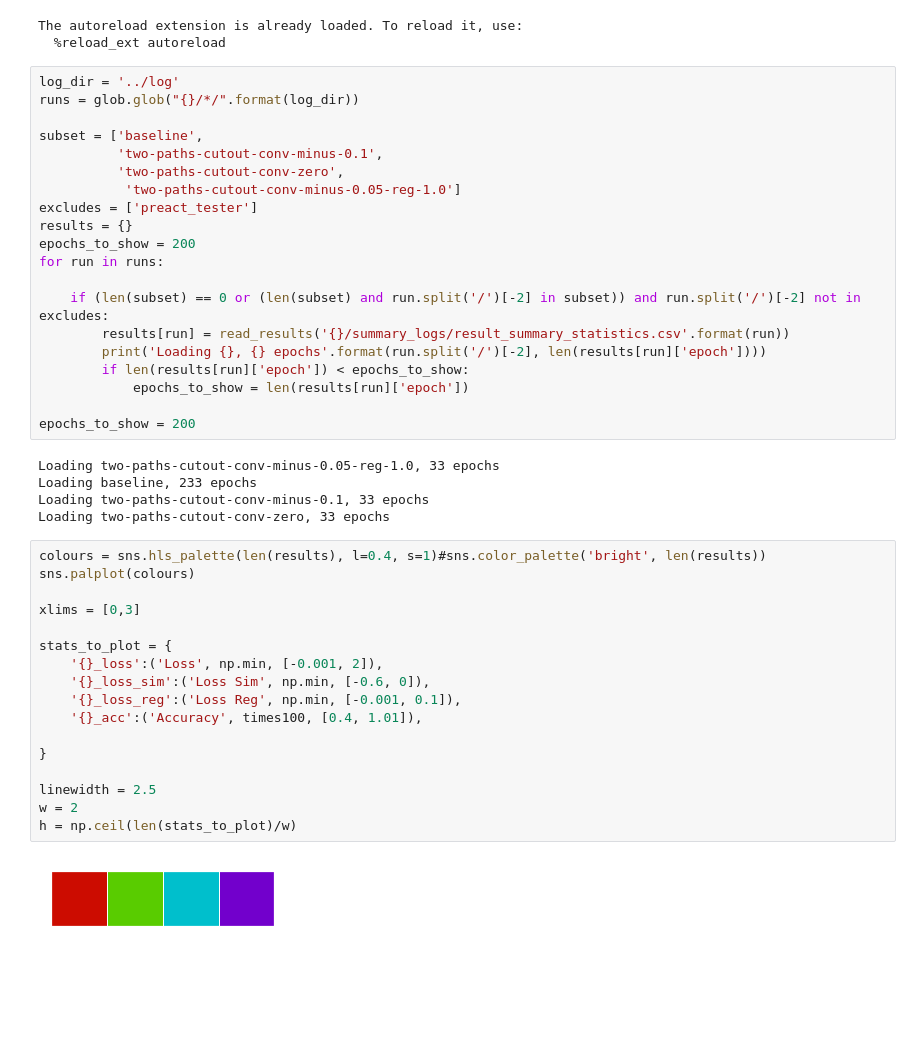
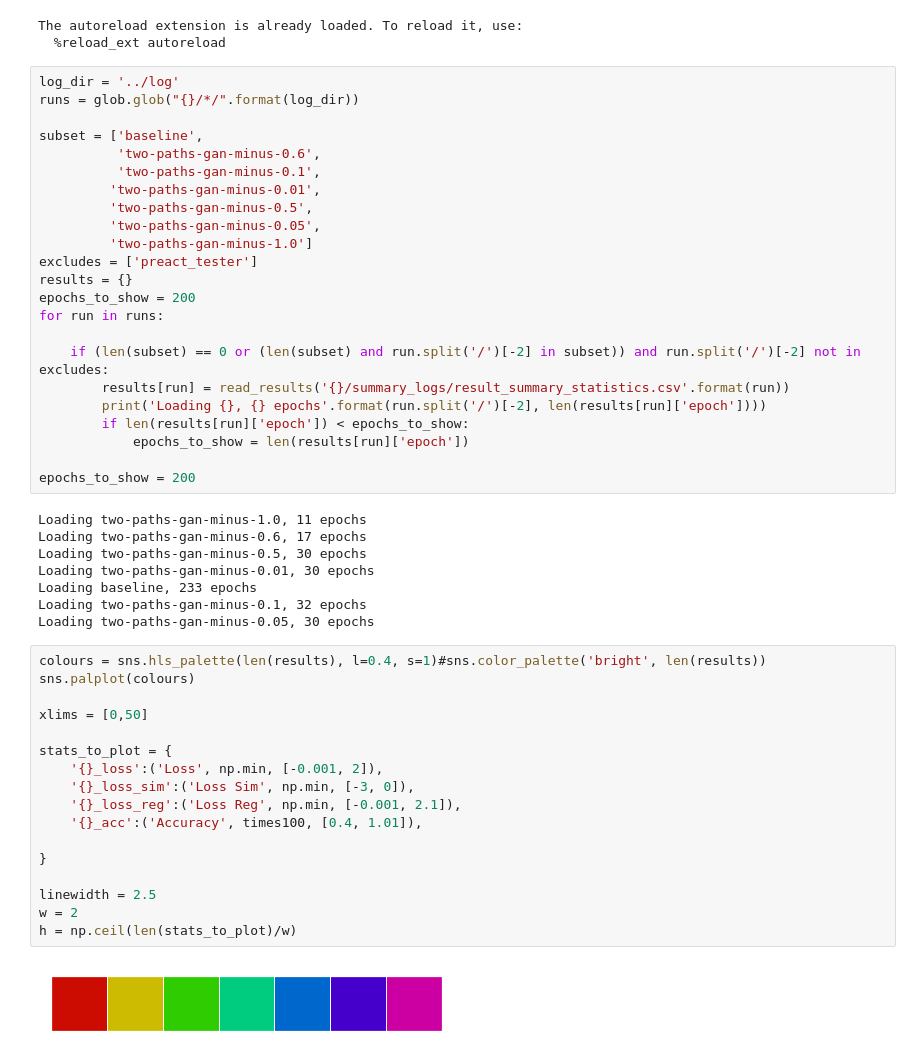
Before and after one commit to learning-luke/learning-augmentations, a Jupyter notebook: notebooks/plot_all_logs.ipynb, the cells around one changed output. Drawn from its saved outputs; the diff is of its cells as text; blank space fills up the shorter version.

```diff
--- a/notebooks/plot_all_logs.ipynb
+++ b/notebooks/plot_all_logs.ipynb
@@ -21,9 +21,12 @@ log_dir = '../log'
 runs = glob.glob("{}/*/".format(log_dir))
 
 subset = ['baseline',
-          'two-paths-cutout-conv-minus-0.1',
-          'two-paths-cutout-conv-zero',
-           'two-paths-cutout-conv-minus-0.05-reg-1.0']
+          'two-paths-gan-minus-0.6',
+          'two-paths-gan-minus-0.1',
+         'two-paths-gan-minus-0.01',
+         'two-paths-gan-minus-0.5',
+         'two-paths-gan-minus-0.05',
+         'two-paths-gan-minus-1.0']
 excludes = ['preact_tester']
 results = {}
 epochs_to_show = 200
@@ -37,29 +40,32 @@ for run in runs:
 
 epochs_to_show = 200
 # %% [output]
-Loading two-paths-cutout-conv-minus-0.05-reg-1.0, 33 epochs
+Loading two-paths-gan-minus-1.0, 11 epochs
+Loading two-paths-gan-minus-0.6, 17 epochs
+Loading two-paths-gan-minus-0.5, 30 epochs
+Loading two-paths-gan-minus-0.01, 30 epochs
 Loading baseline, 233 epochs
-Loading two-paths-cutout-conv-minus-0.1, 33 epochs
-Loading two-paths-cutout-conv-zero, 33 epochs
+Loading two-paths-gan-minus-0.1, 32 epochs
+Loading two-paths-gan-minus-0.05, 30 epochs
 # %%
 colours = sns.hls_palette(len(results), l=0.4, s=1)#sns.color_palette('bright', len(results))
 sns.palplot(colours)
 
-xlims = [0,3]
+xlims = [0,50]
 
 stats_to_plot = {
     '{}_loss':('Loss', np.min, [-0.001, 2]),
-    '{}_loss_sim':('Loss Sim', np.min, [-0.6, 0]),
-    '{}_loss_reg':('Loss Reg', np.min, [-0.001, 0.1]),
+    '{}_loss_sim':('Loss Sim', np.min, [-3, 0]),
+    '{}_loss_reg':('Loss Reg', np.min, [-0.001, 2.1]),
     '{}_acc':('Accuracy', times100, [0.4, 1.01]),
 
 }
 
 linewidth = 2.5
 w = 2
 h = np.ceil(len(stats_to_plot)/w)
 # %% [output]
-[figure, old version]
+[figure, new version]
 # %%
 fig = plt.figure(figsize=(18, 9 * h))
 ploti = 1
```
Also changed, not shown: parts of 1 cell of this notebook, 3 other files.
